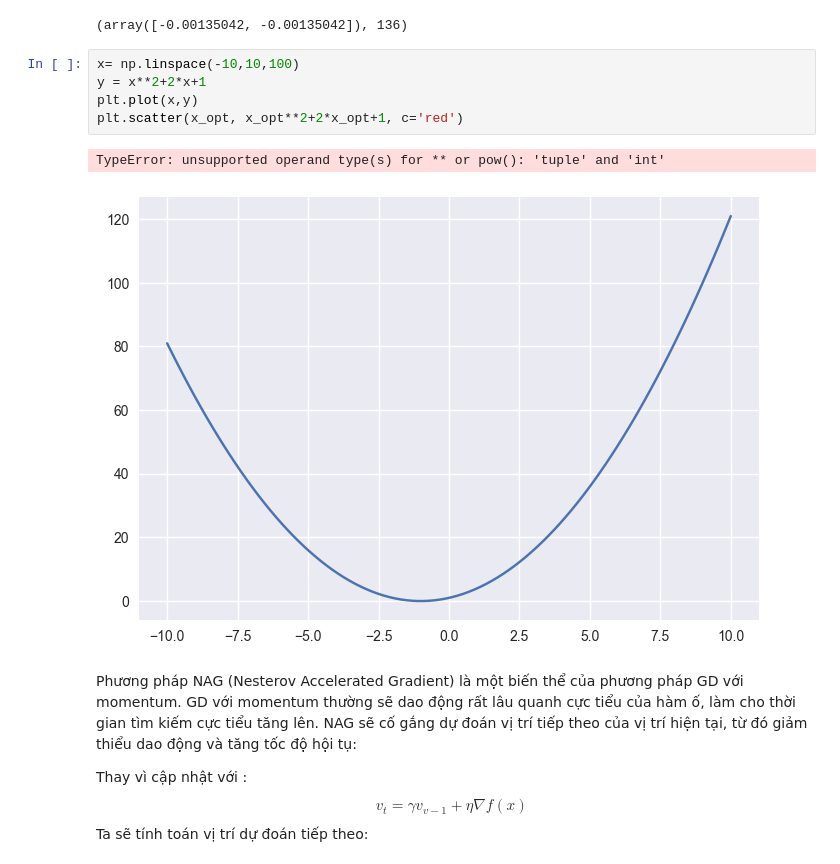
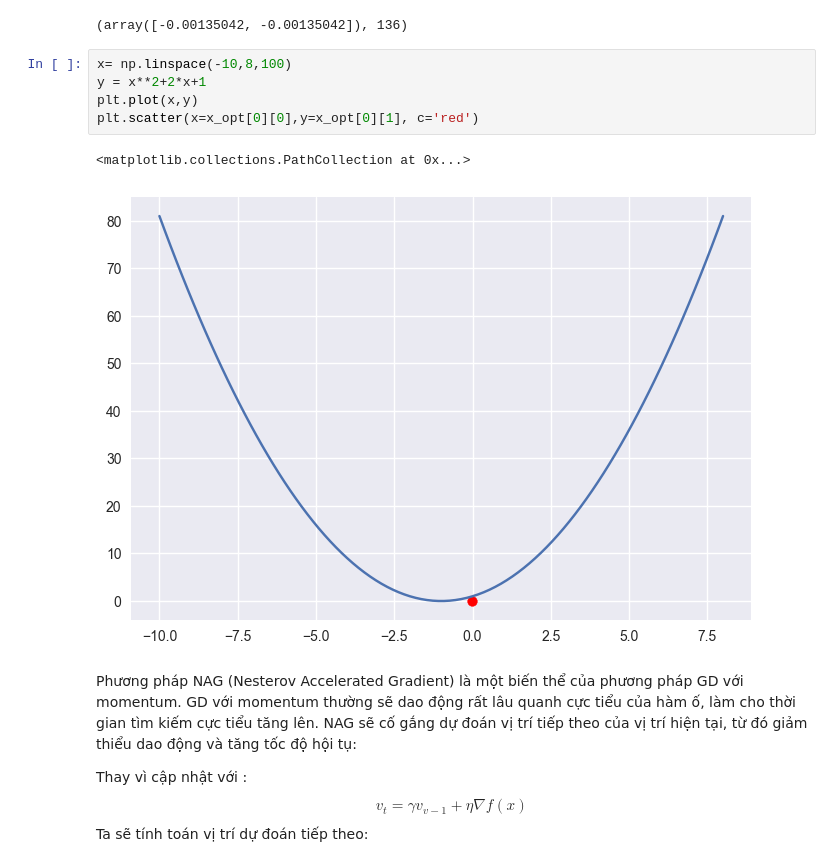
Before and after one commit to DungDeta/MachineLearningCoBan, a Jupyter notebook: GradientDescent/GD-Part2.ipynb, the cells around one changed output. Saved outputs shown, nothing was run; the diff lists cells and outputs as text.

```diff
--- a/GradientDescent/GD-Part2.ipynb
+++ b/GradientDescent/GD-Part2.ipynb
@@ -37,13 +37,13 @@ x_opt
 # %% [output]
 (array([-0.00135042, -0.00135042]), 136)
 # %%
-x= np.linspace(-10,10,100)
+x= np.linspace(-10,8,100)
 y = x**2+2*x+1
 plt.plot(x,y)
-plt.scatter(x_opt, x_opt**2+2*x_opt+1, c='red')
+plt.scatter(x=x_opt[0][0],y=x_opt[0][1], c='red')
 # %% [output]
-TypeError: unsupported operand type(s) for ** or pow(): 'tuple' and 'int'
+<matplotlib.collections.PathCollection at 0x...>
-[figure, old version]
+[figure, new version]
 # %% [markdown]
 Phương pháp NAG (Nesterov Accelerated Gradient) là một biến thể của phương pháp GD với momentum. GD với momentum thường sẽ dao động rất lâu quanh cực tiểu của hàm ố, làm cho thời gian tìm kiếm cực tiểu tăng lên. NAG sẽ cố gắng dự đoán vị trí tiếp theo của vị trí hiện tại, từ đó giảm thiểu dao động và tăng tốc độ hội tụ:
 
```
Also changed, not shown: parts of 5 cells of this notebook, 1 other file.
